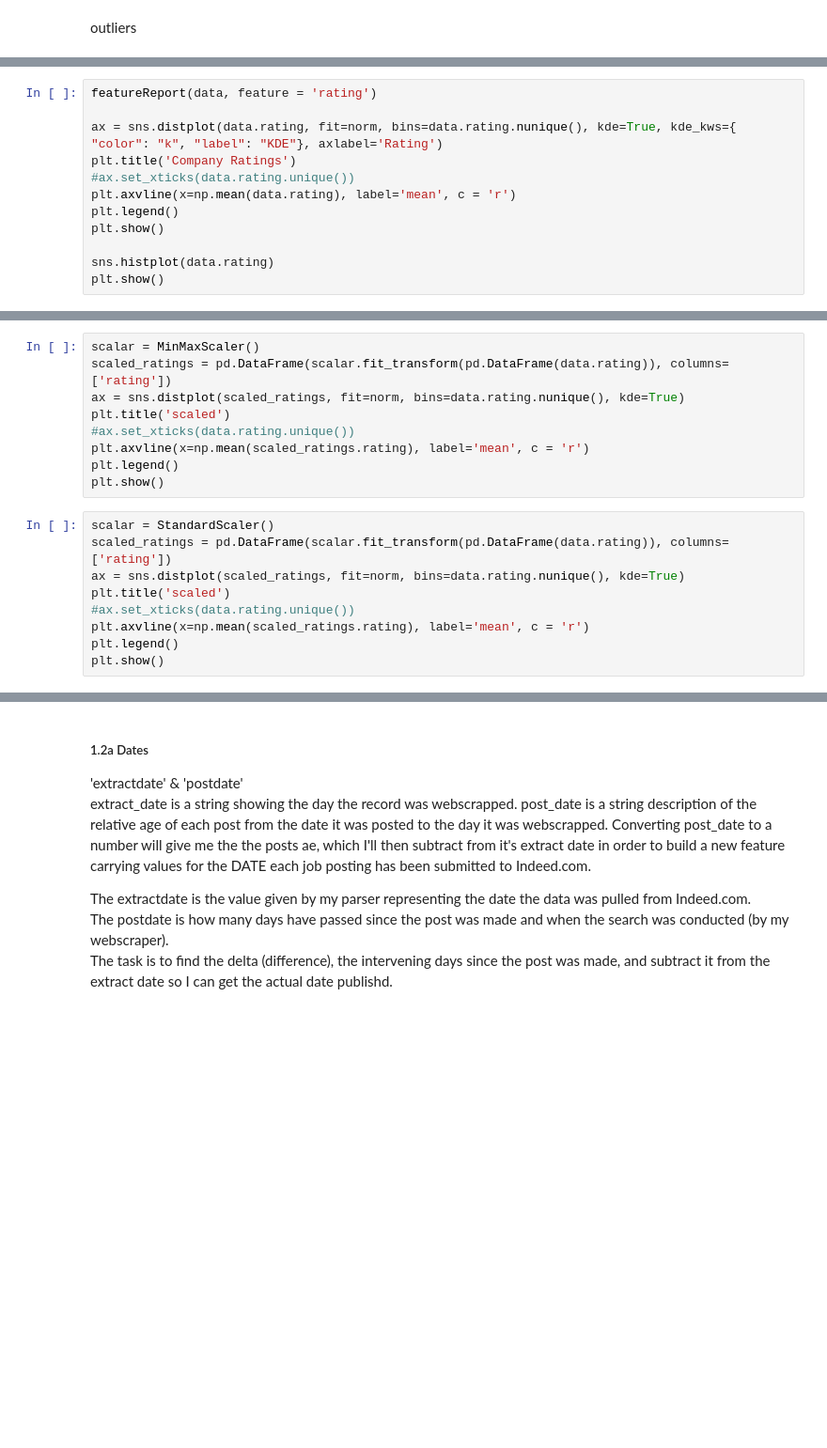
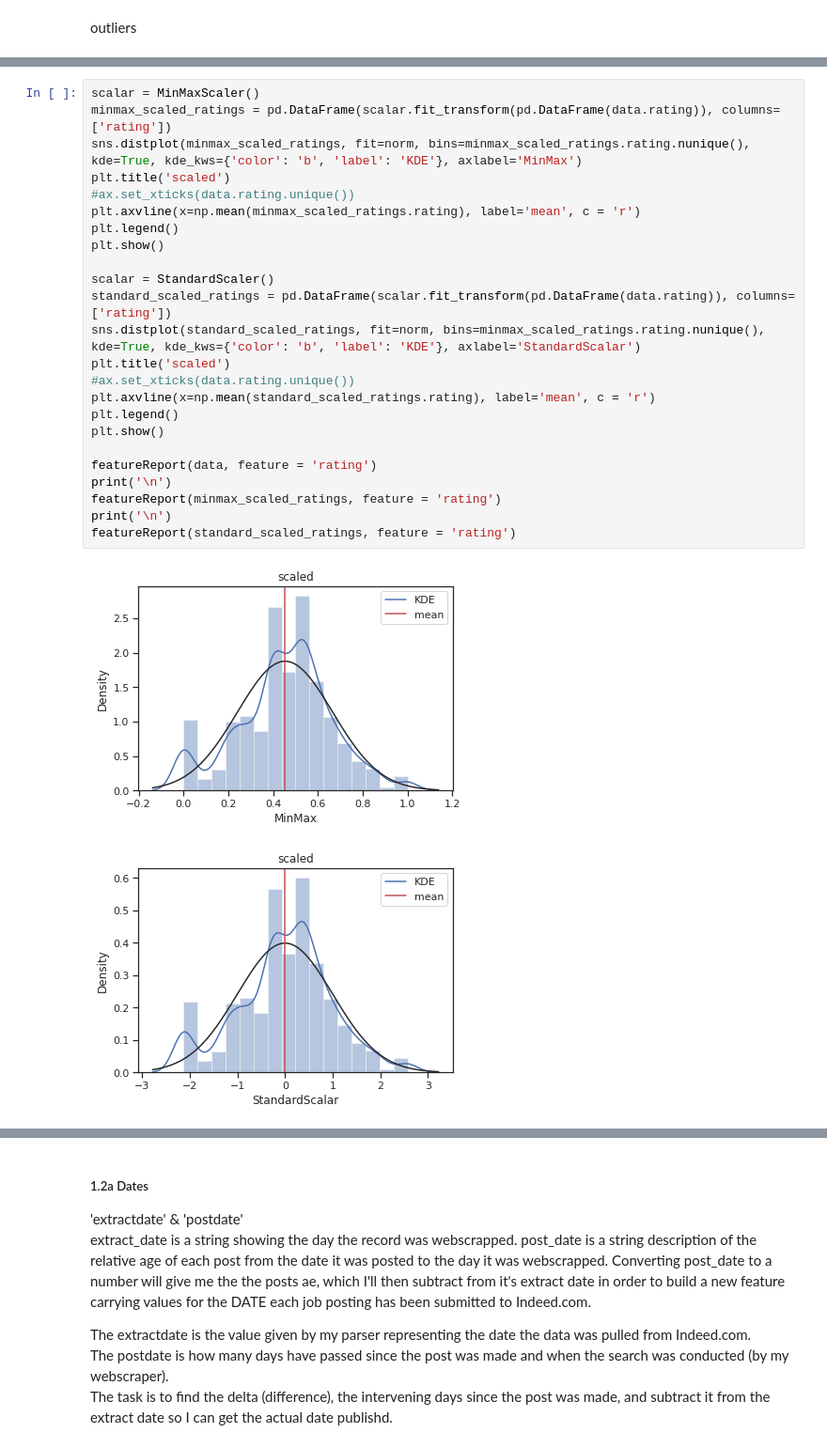
Before and after one commit to 333Kenji/indeedjobscraper, a Jupyter notebook: docs/1_wrangling_engineering.ipynb, the cells around one changed output, grey strips where cells are left out. Shown at 94% size. Drawn from its saved outputs; the diff is of its cells as text; blank space fills up the shorter version.

```diff
--- a/docs/1_wrangling_engineering.ipynb
+++ b/docs/1_wrangling_engineering.ipynb
@@ -269,12 +408,27 @@ data, trimmed, q1, q3 = iqr_detect(data, feature='rating')
 # %%
-featureReport(data, feature = 'rating')
-
-ax = sns.distplot(data.rating, fit=norm, bins=data.rating.nunique(), kde=True, kde_kws={ "color": "k", "label": "KDE"}, axlabel='Rating')
-plt.title('Company Ratings')
+scalar = MinMaxScaler()
+minmax_scaled_ratings = pd.DataFrame(scalar.fit_transform(pd.DataFrame(data.rating)), columns=['rating'])
+sns.distplot(minmax_scaled_ratings, fit=norm, bins=minmax_scaled_ratings.rating.nunique(), kde=True, kde_kws={'color': 'b', 'label': 'KDE'}, axlabel='MinMax')
+plt.title('scaled')
 #ax.set_xticks(data.rating.unique())
-plt.axvline(x=np.mean(data.rating), label='mean', c = 'r')
+plt.axvline(x=np.mean(minmax_scaled_ratings.rating), label='mean', c = 'r')
 plt.legend()
 plt.show()
 
-sns.histplot(data.rating)
+scalar = StandardScaler()
+standard_scaled_ratings = pd.DataFrame(scalar.fit_transform(pd.DataFrame(data.rating)), columns=['rating'])
+sns.distplot(standard_scaled_ratings, fit=norm, bins=minmax_scaled_ratings.rating.nunique(), kde=True, kde_kws={'color': 'b', 'label': 'KDE'}, axlabel='StandardScalar')
+plt.title('scaled')
+#ax.set_xticks(data.rating.unique())
+plt.axvline(x=np.mean(standard_scaled_ratings.rating), label='mean', c = 'r')
+plt.legend()
 plt.show()
+
+featureReport(data, feature = 'rating')
+print('\n')
+featureReport(minmax_scaled_ratings, feature = 'rating')
+print('\n')
+featureReport(standard_scaled_ratings, feature = 'rating')
+# %% [output]
+[figure, added]
+[figure, added]
@@ -281,18 +451,0 @@ plt.show()
-# %%
-scalar = MinMaxScaler()
-scaled_ratings = pd.DataFrame(scalar.fit_transform(pd.DataFrame(data.rating)), columns=['rating'])
-ax = sns.distplot(scaled_ratings, fit=norm, bins=data.rating.nunique(), kde=True)
-plt.title('scaled')
-#ax.set_xticks(data.rating.unique())
-plt.axvline(x=np.mean(scaled_ratings.rating), label='mean', c = 'r')
-plt.legend()
-plt.show()
-# %%
-scalar = StandardScaler()
-scaled_ratings = pd.DataFrame(scalar.fit_transform(pd.DataFrame(data.rating)), columns=['rating'])
-ax = sns.distplot(scaled_ratings, fit=norm, bins=data.rating.nunique(), kde=True)
-plt.title('scaled')
-#ax.set_xticks(data.rating.unique())
-plt.axvline(x=np.mean(scaled_ratings.rating), label='mean', c = 'r')
-plt.legend()
-plt.show()
```
Also changed, not shown: parts of 57 cells of this notebook.
